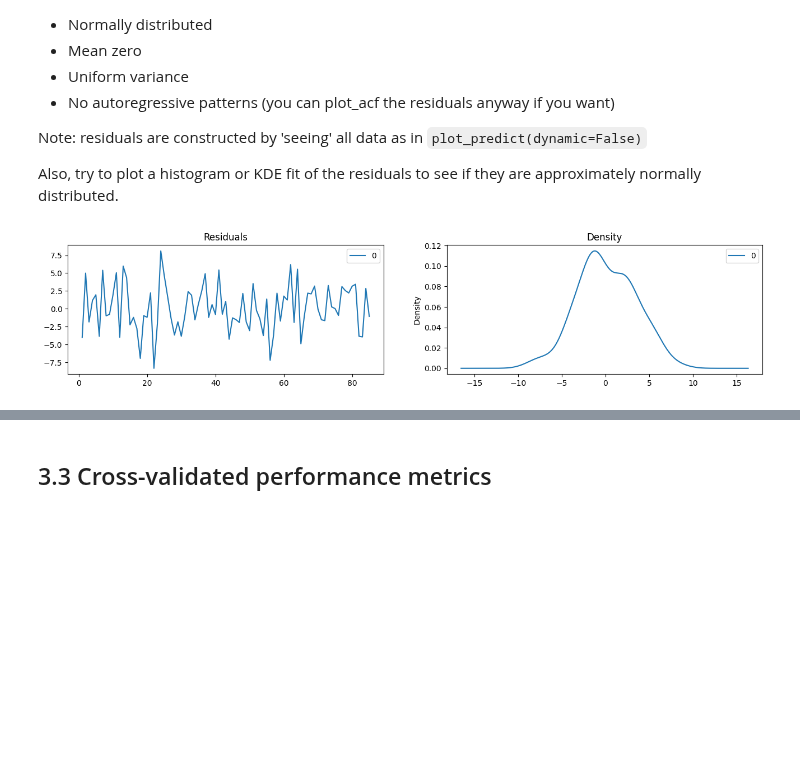
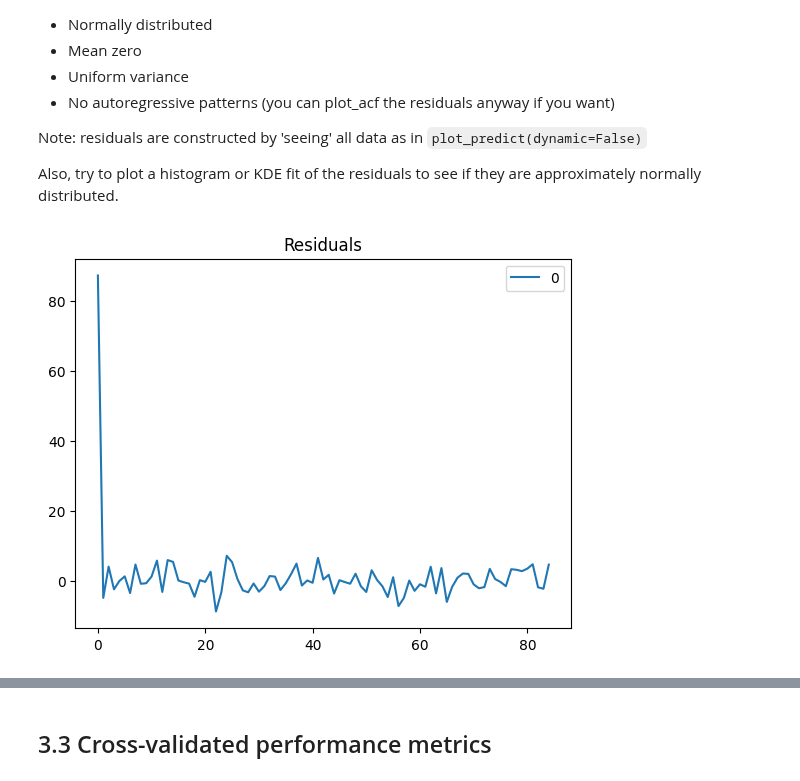
Before and after one commit to Ilse-hutten/arima-times-series, a Jupyter notebook: arima.ipynb, the cells around one changed output, grey strips where cells are left out. Drawn from its saved outputs; the diff is of its cells as text; code cells hidden in the pictures; blank space fills up the shorter version.

Commit message:
updated arima

```diff
--- a/arima.ipynb
+++ b/arima.ipynb
@@ -234,3 +230,7 @@ test = y_diff[85:]
+# %%
+y_train = y[:85]
+y_test = y[85:]
+arima = ARIMA(y_train, order=(1, 1, 2), trend='t').fit()
 # %% [markdown]
 👉 We are "now" in step 85 and have never seen the future:
 - Use the `get_forecast()` method on your fitted `arima` model to "forecast" the 15 next data points (i.e beyond the end of your train dataset)
@@ -242,14 +242,3 @@ The method returns a `PredictionResultsWrapper` object from `statsmodels`.
 It is hard to navigate at first, but here are some tips:
 - You can find your forecasts in `forecast_results.predicted_mean`
 - Your confidence intervals are given by `forecast_results.conf_int()`
-# %%
-# build model
-arima = ARIMA(train,order=(2,1,1))
-arima = arima.fit()
-
-
-#forecast values and confidence intervals
-forecast_results = arima.get_forecast(len(test), aplha=0.05)
-forecast_results = forecast_results.predicted_mean
-confidence_int = forecast_results.conf_int()
-confidence_int
@@ -310,9 +289,6 @@ Note: residuals are constructed by 'seeing' all data as in `plot_predict(dynamic
 Also, try to plot a histogram or KDE fit of the residuals to see if they are approximately normally distributed.
 # %%
 residuals = pd.DataFrame(arima.resid)
-
-fig, ax = plt.subplots(1,2, figsize=(16,3))
-residuals.plot(title="Residuals", ax=ax[0])
-residuals.plot(kind='kde', title='Density', ax=ax[1]);
+residuals.plot(title="Residuals");
 # %% [output]
-[figure, old version]
+[figure, new version]
```
Also changed, not shown: parts of 35 cells of this notebook.
